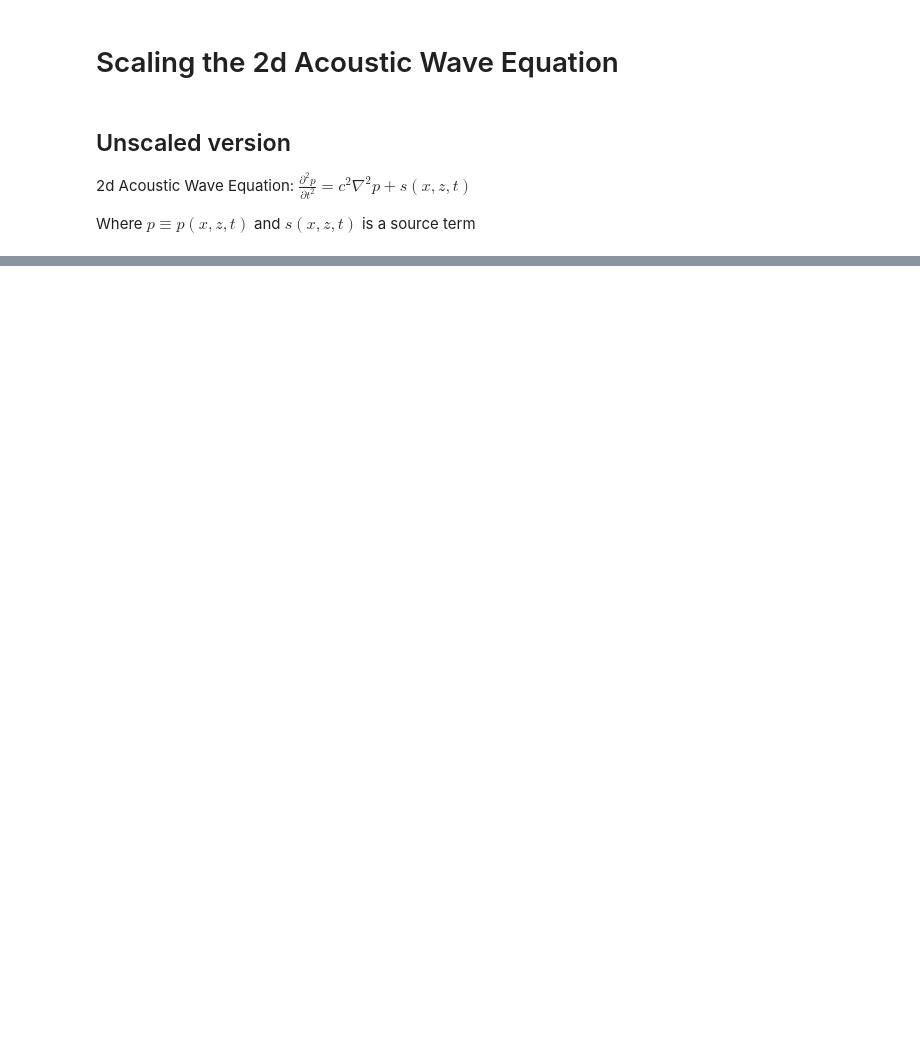
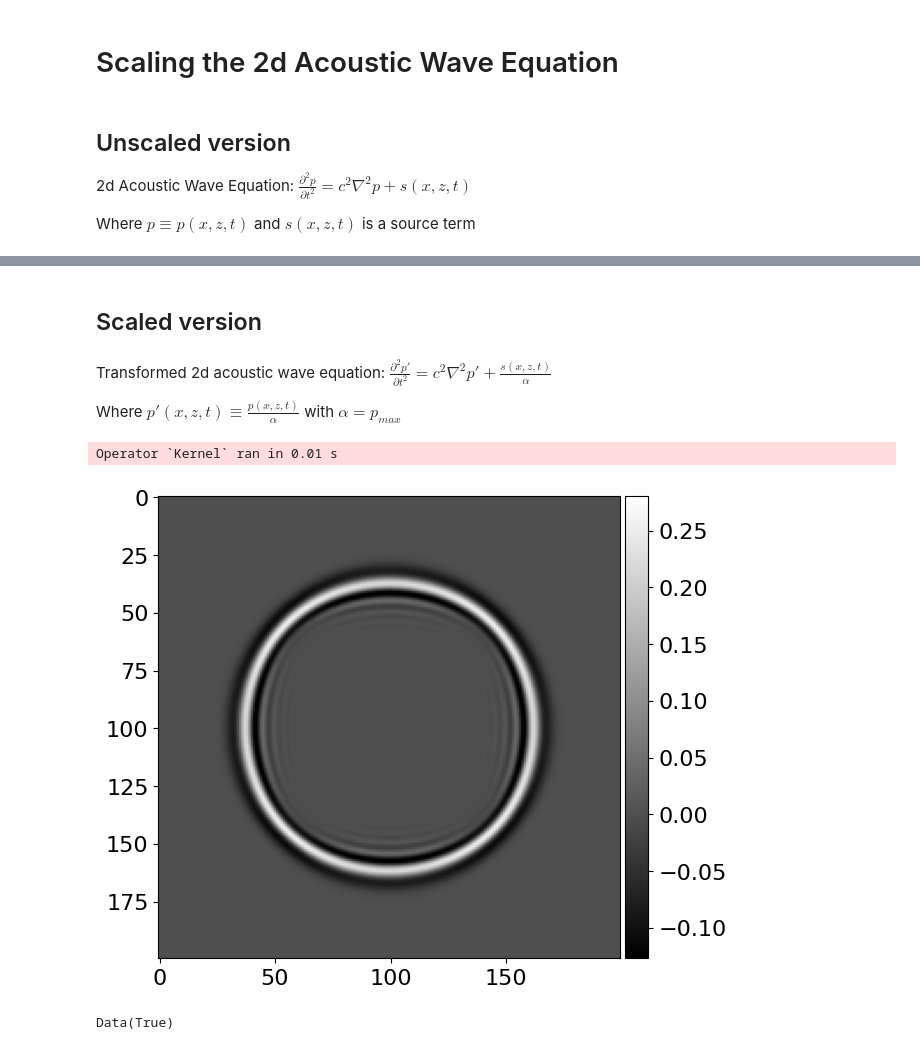
Before and after one commit to dt-17/Devito-UROP-MSci, a Jupyter notebook: scaling_acoustic.ipynb, the cells around one changed output, grey strips where cells are left out. Saved outputs shown, nothing was run; the diff lists cells and outputs as text; code cells hidden in the pictures; blank space fills up the shorter version.

Commit message:
Update scaling_acoustic.ipynb
First attempt at implementing scaling

```diff
--- a/scaling_acoustic.ipynb
+++ b/scaling_acoustic.ipynb
@@ -64,0 +68,51 @@ plot_image(p.data[0])
+# %% [markdown]
+## Scaled version
+# %% [markdown]
+Transformed 2d acoustic wave equation: $\frac{\partial^2 p'}{\partial t^2} = c^2 \nabla^2 p' + \frac{s(x, z, t)}{\alpha}$
+
+Where $ p'(x, z, t) \equiv \frac{p(x, z, t)}{\alpha} $ with $ \alpha = p_{max} $
+# %%
+# using same grid, time range, source set up and velocity as above
+
+# redefine pressure field, pde and stencil, source term injection, set up new operator
+
+# scaled pressure field
+p_scaled = dv.TimeFunction(name='ps', grid=grid, space_order=2, time_order=2)
+
+# defining scaling factors
+# maximum pressure of simulation is 1 (corresponds with source term)
+# using alpha = 1 has no effect - selected 1.2 for testing purposes
+alpha = 1.2
+
+# redefining pde and stencil
+pde_transform = p_scaled.dt2 - constant_vp**2*p_scaled.laplace
+stencil_transform = dv.Eq(p_scaled.forward, dv.solve(pde_transform, p_scaled.forward))
+
+# redefining source term injection
+src_scaled = src.inject(field=p_scaled.forward, expr=src/alpha)
+
+# new operator
+op_scaled = dv.Operator([stencil_transform] + src_scaled)
+
+# calling operator
+op_scaled(time=src.time_range.num-1, dt=dt)
+
+# rescaling output
+p_scaled.data[:] *= alpha
+# %% [output]
+Operator `Kernel` ran in 0.01 s
+# %%
+# showing output
+plot_image(p_scaled.data[0])
+# %% [output]
+[figure, added]
+# %%
+# compare the output of the two simulations
+# relative/absolute tolerances = 3/4 as rounding from single to half precision loses 3/4 decimal places (from 7 to 3.5)
+close_check = np.isclose(p.data, p_scaled.data, rtol=1e-3, atol=1e-4)
+
+# check if all values are close
+all_close = np.all(close_check)
+all_close
+# %% [output]
+Data(True)
```
Also changed, not shown: parts of 3 cells of this notebook.
